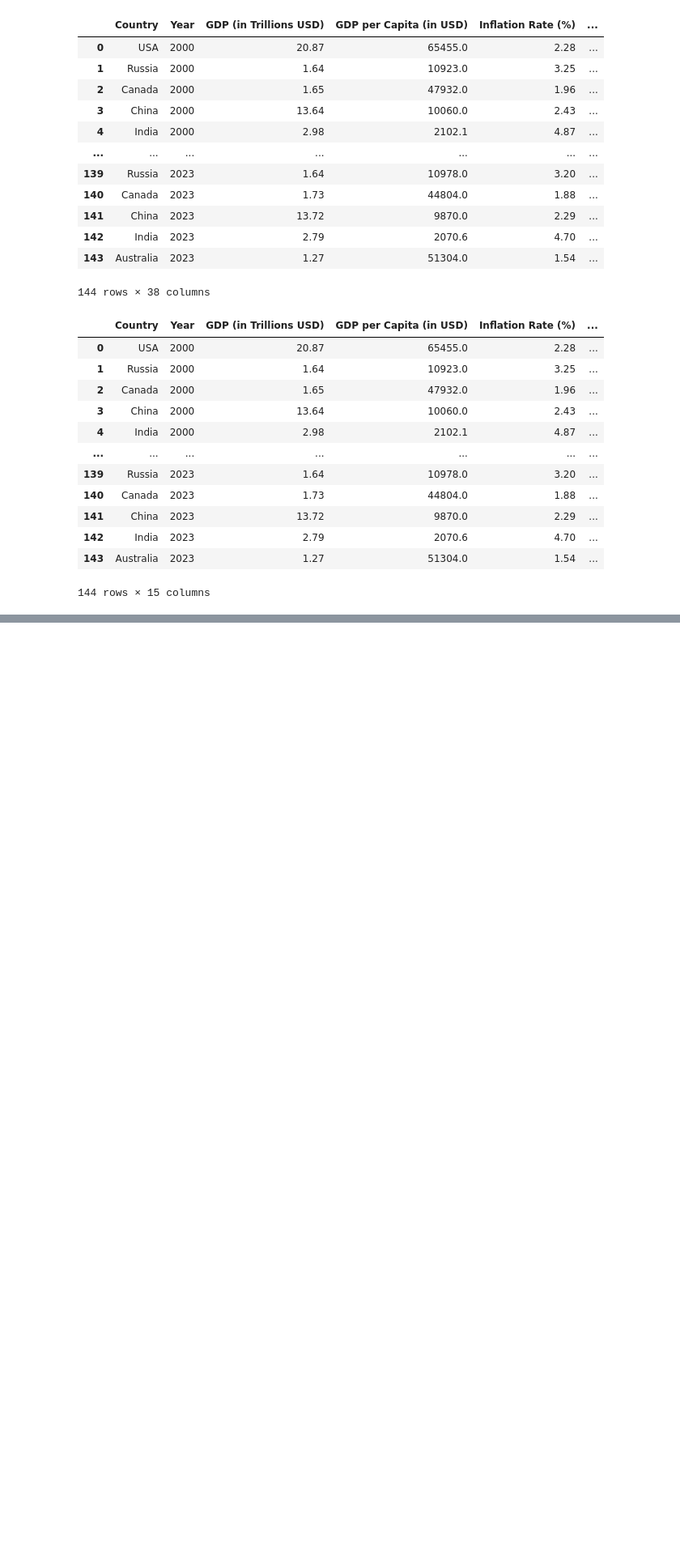
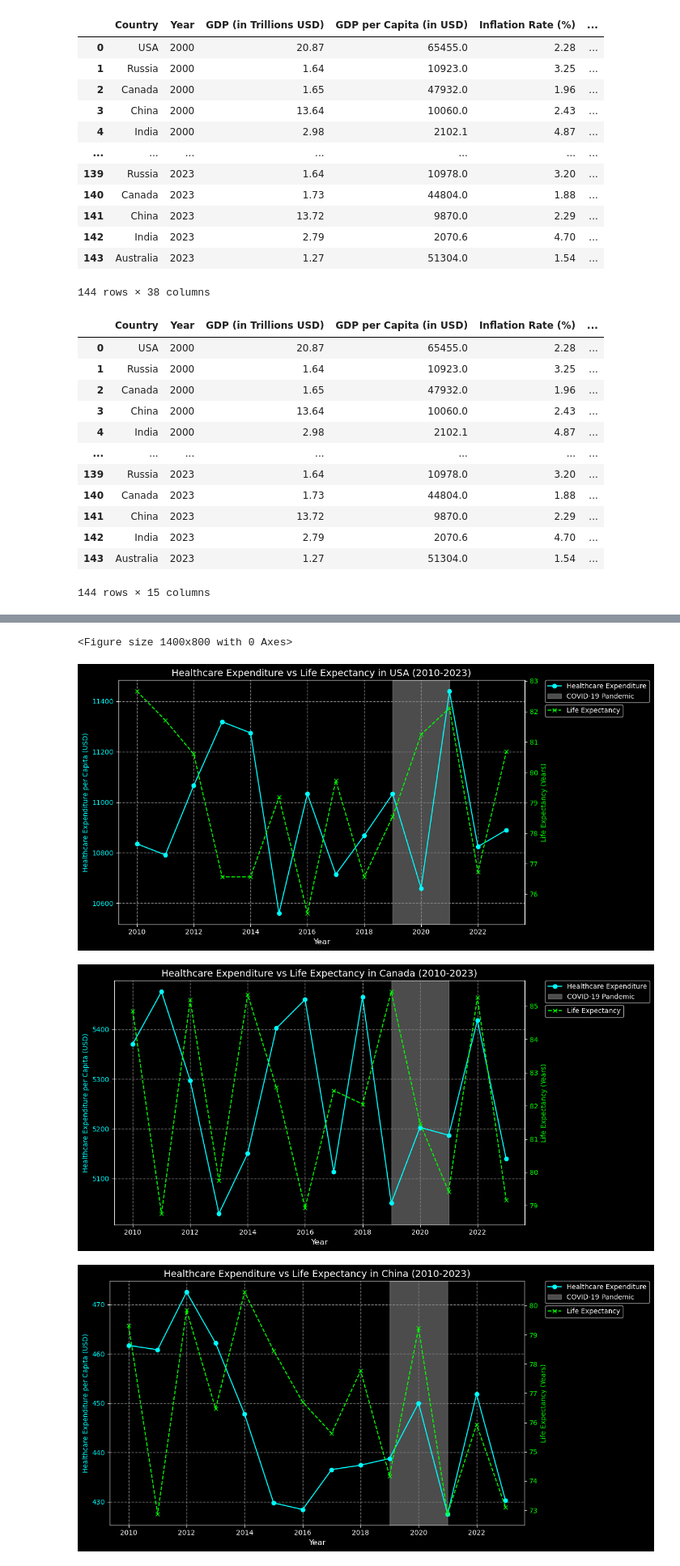
Before and after one commit to karinaahumada01/Project-3, a Jupyter notebook: country_comparison.ipynb, the cells around one changed output, grey strips where cells are left out. Shown at 81% size. Saved outputs shown, nothing was run; the diff lists cells and outputs as text; code cells hidden in the pictures; blank space fills up the shorter version.

```diff
--- a/country_comparison.ipynb
+++ b/country_comparison.ipynb
@@ -133,0 +214,50 @@ display(countries_cleaned_df)
+# %%
+# Plot healthcare expenditure and life expectancy over time for selected countries
+plt.figure(figsize=(14, 8))
+
+# Plot healthcare expenditure and life expectancy over time for selected countries
+selected_countries = ['USA', 'Canada', 'China', 'India', 'Australia']
+
+for country in selected_countries:
+    country_df = filtered_df[filtered_df['Country'] == country]
+
+    # Create figure and axes
+    fig, ax1 = plt.subplots(figsize=(12, 6))
+
+    # Title and labels
+    ax1.set_title(f'Healthcare Expenditure vs Life Expectancy in {country} (2010-2023)', fontsize=14, color='white')
+    ax1.set_xlabel('Year', fontsize=12, color='white')
+
+    # Primary y-axis for healthcare expenditure
+    ax1.set_ylabel('Healthcare Expenditure per Capita (USD)', color='cyan')
+    ax1.plot(country_df['Year'], country_df['Healthcare Expenditure per Capita (USD)'],
+             color='cyan', label='Healthcare Expenditure', marker='o', linestyle='-')
+    ax1.tick_params(axis='y', labelcolor='cyan')
+
+    # Add grid for better readability
+    ax1.grid(True, which='both', linestyle='--', linewidth=1, color="gray")
+
+    # Highlight COVID-19 period (optional)
+    ax1.axvspan(2019, 2021, color="white", alpha=0.3, label="COVID-19 Pandemic")
+
+    # Secondary y-axis for life expectancy
+    ax2 = ax1.twinx()
+    ax2.set_ylabel('Life Expectancy (Years)', color='lime')
+    ax2.plot(country_df['Year'], country_df['Life Expectancy (Years)'],
+             color='lime', label='Life Expectancy', marker='x', linestyle='--')
+    ax2.tick_params(axis='y', labelcolor='lime')
+
+    # Legends for both lines, placed outside the plot area for clarity
+    ax1.legend(loc='upper left', bbox_to_anchor=(1.05, 1), borderaxespad=0., fontsize=10)
+    ax2.legend(loc='upper left', bbox_to_anchor=(1.05, 0.9), borderaxespad=0., fontsize=10)
+
+    # Improve layout to prevent clipping of titles and labels
+    fig.tight_layout()
+
+    # Show the plot
+    plt.show()
+# %% [output]
+<Figure size 1400x800 with 0 Axes>
+[figure, added]
+[figure, added]
+[figure, added]
```
Also changed, not shown: parts of 24 cells of this notebook.
